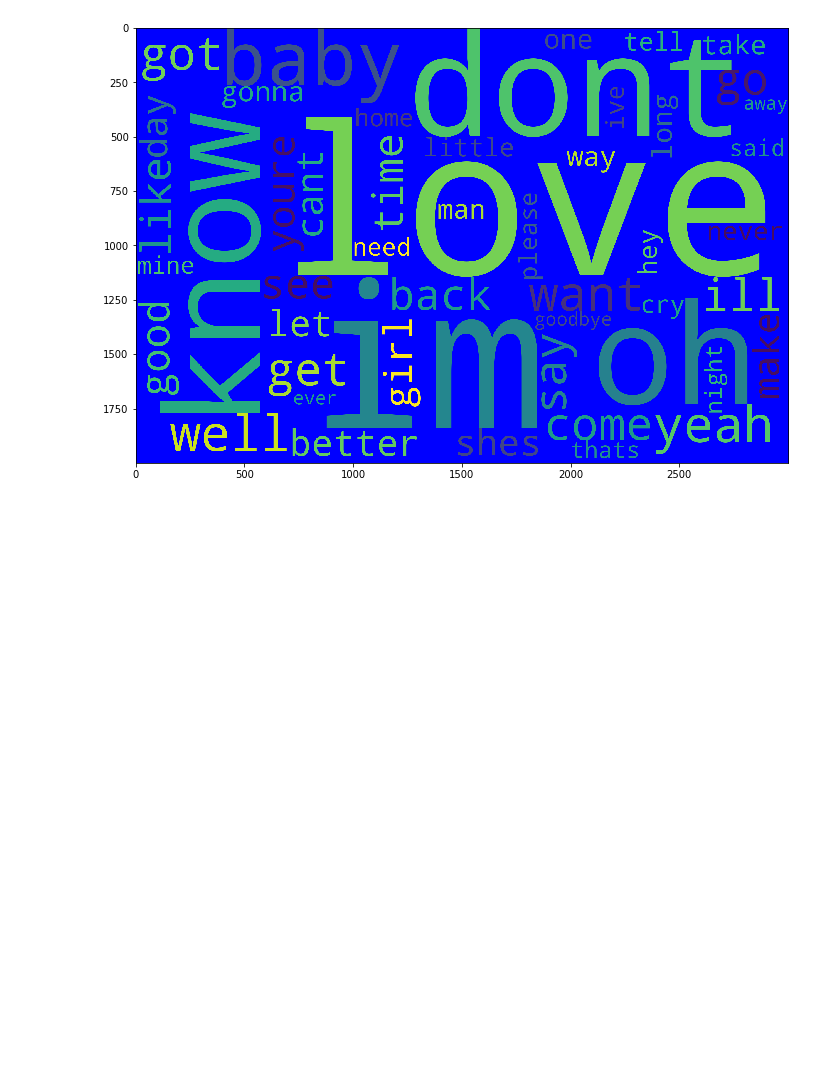
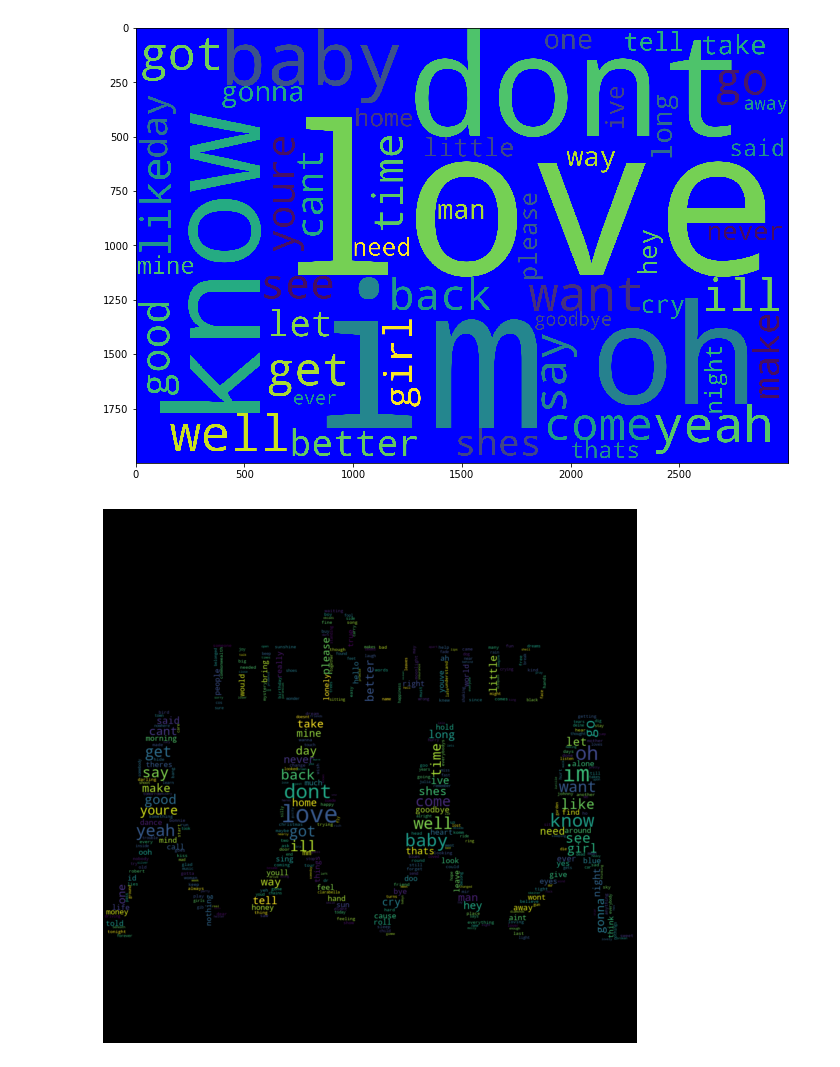
Before and after one commit to ArielJosephCohen/beatles_lyrics_topic_modeling, a Jupyter notebook: data_cleaning.ipynb, the cells around one changed output. Drawn from its saved outputs; the diff is of its cells as text; code cells hidden in the pictures; blank space fills up the shorter version.

Commit message:
custom word cloud

```diff
--- a/data_cleaning.ipynb
+++ b/data_cleaning.ipynb
@@ -201,3 +201,17 @@ plt.imshow(wc)
 # %% [output]
 <matplotlib.image.AxesImage at 0x...>
 [figure]
+# %%
+plt.figure(figsize=(15,8))
+mask = np.array(Image.open('/Users/josephcohen/Downloads/abby.png'))
+wc = WordCloud(stopwords=eng_stop,
+               mask=mask, background_color="black",
+               max_words=400, max_font_size=256,
+               random_state=42, width=mask.shape[1],
+               height=mask.shape[0]).generate_from_frequencies(btls_wrds_dict)
+plt.imshow(wc, interpolation="bilinear")
+plt.tight_layout()
+plt.axis('off')
+plt.show()
+# %% [output]
+[figure, added]
```
Also changed, not shown: parts of 3 cells of this notebook.
